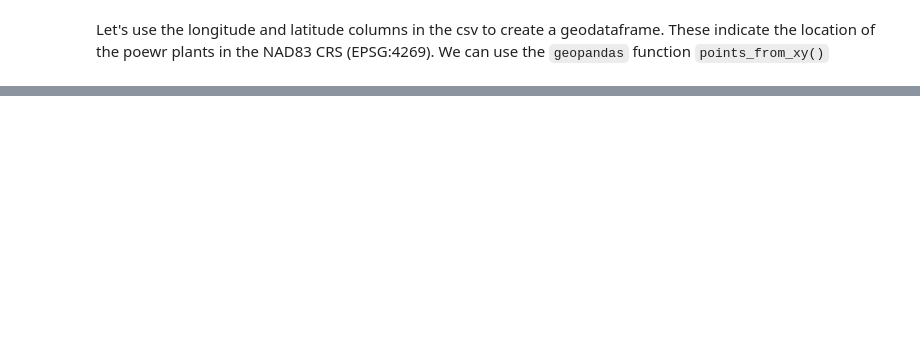
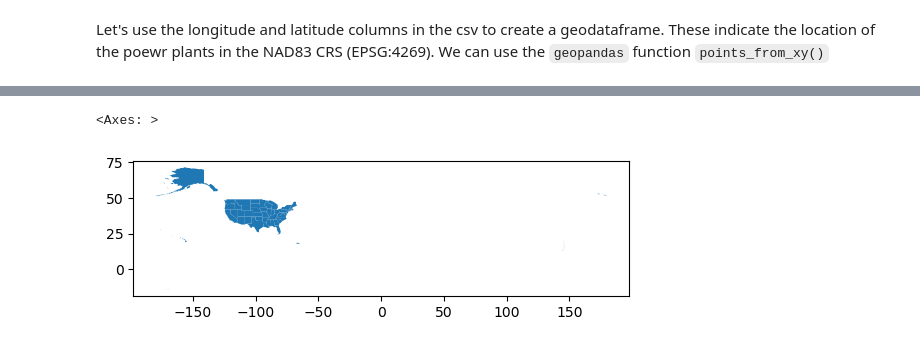
Before and after one commit to kimberleewong/eds220-2024-in-class, a Jupyter notebook: week5-csv-to-geodf.ipynb, the cells around one changed output, grey strips where cells are left out. Cells and saved outputs as stored; diff of their text form; code cells hidden in the pictures; blank space fills up the shorter version.

```diff
--- a/week5-csv-to-geodf.ipynb
+++ b/week5-csv-to-geodf.ipynb
@@ -45,0 +57,3 @@ CRSError: Invalid projection: WGS1984: (Internal Proj Error: proj_create: SQLite
+# %%
+fp = os.path.join('data', 'tl_2022_us_state', 'tl_2022_us_state.shp')
+fp
@@ -45,0 +62,4 @@ CRSError: Invalid projection: WGS1984: (Internal Proj Error: proj_create: SQLite
+# %%
+# Import states data
+states = gpd.read_file(fp)
+states.head()
@@ -45,0 +73,5 @@ CRSError: Invalid projection: WGS1984: (Internal Proj Error: proj_create: SQLite
+# %%
+states.plot()
+# %% [output]
+<Axes: >
+[figure, added]
```
Also changed, not shown: parts of 4 cells of this notebook, 2 other files.
